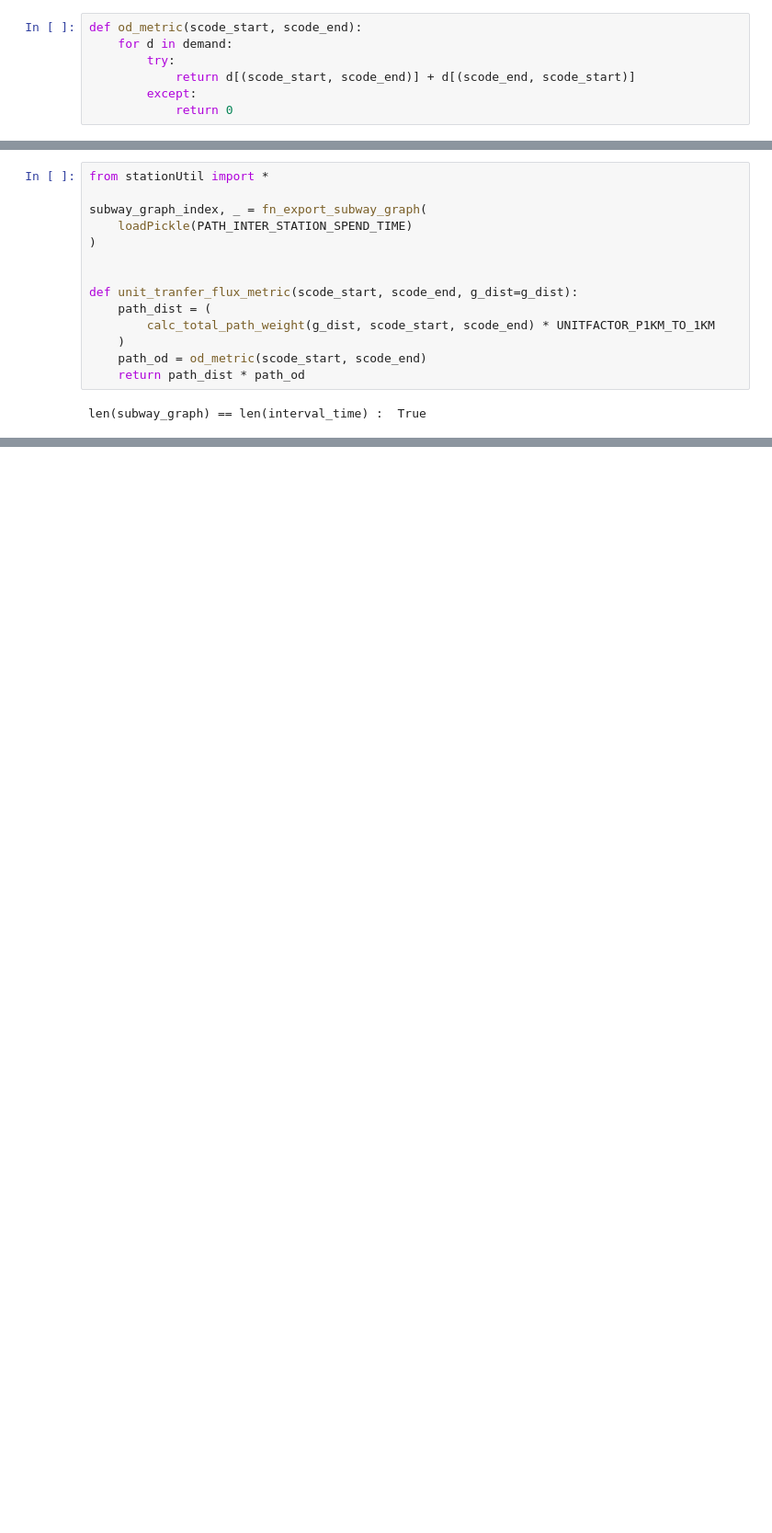
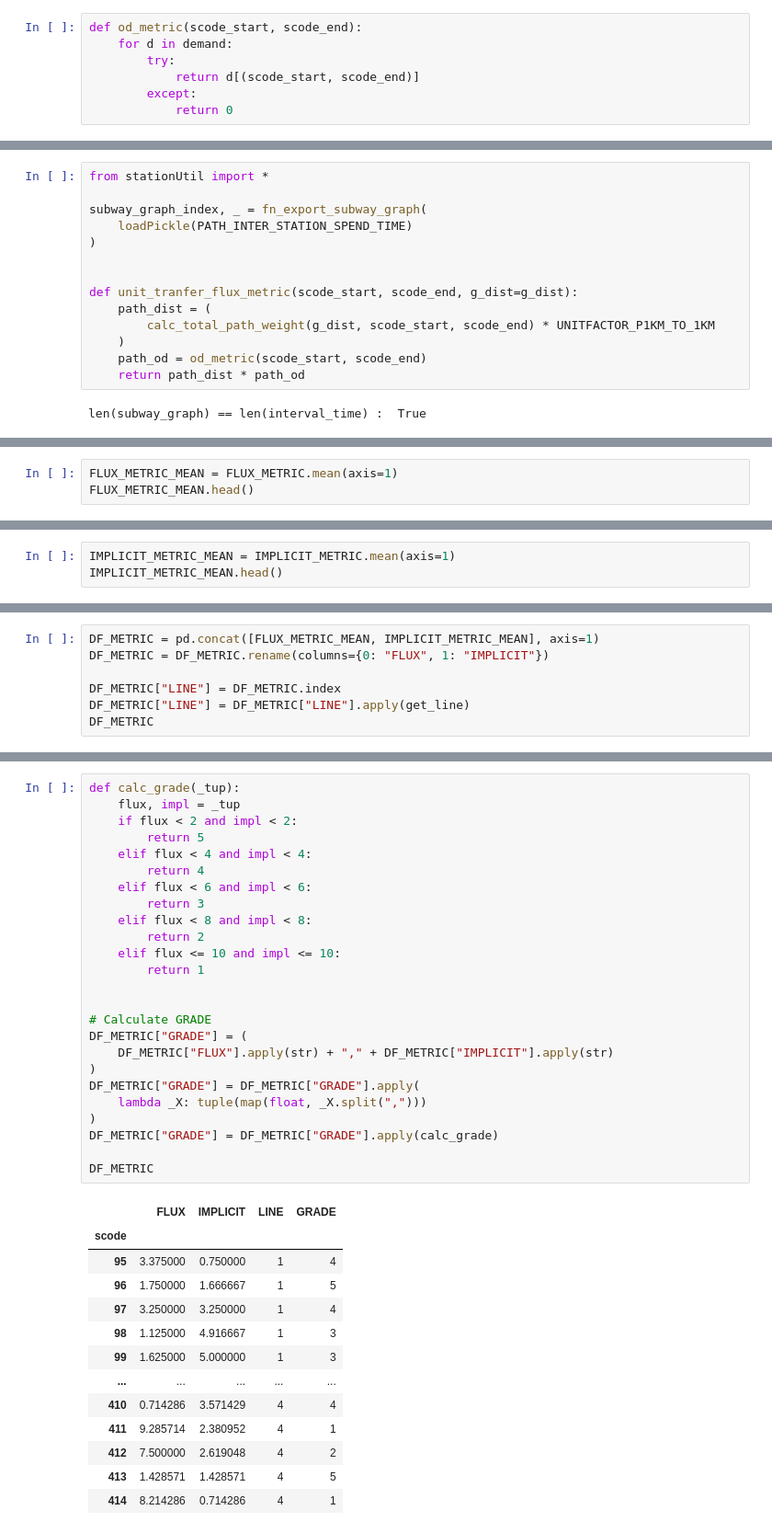
Before and after one commit to TriFullKim/DataAnalysis-ExpressStationSelectionBusan, a Jupyter notebook: trimmingSession/11-transfer-flux.ipynb, the cells around one changed output, grey strips where cells are left out. Shown at 92% size. Cells and saved outputs as stored; diff of their text form; blank space fills up the shorter version.

```diff
--- a/trimmingSession/11-transfer-flux.ipynb
+++ b/trimmingSession/11-transfer-flux.ipynb
@@ -20,7 +18,7 @@ demand[0].keys().__len__()
 def od_metric(scode_start, scode_end):
     for d in demand:
         try:
-            return d[(scode_start, scode_end)] + d[(scode_end, scode_start)]
+            return d[(scode_start, scode_end)]
         except:
             return 0
 # %%
@@ -238,0 +191,3 @@ print(*TO_GRADE[1:],sep="\n")
+# %%
+FLUX_METRIC_MEAN = FLUX_METRIC.mean(axis=1)
+FLUX_METRIC_MEAN.head()
@@ -238,0 +202,3 @@ print(*TO_GRADE[1:],sep="\n")
+# %%
+IMPLICIT_METRIC_MEAN = IMPLICIT_METRIC.mean(axis=1)
+IMPLICIT_METRIC_MEAN.head()
@@ -238,0 +213,7 @@ print(*TO_GRADE[1:],sep="\n")
+# %%
+DF_METRIC = pd.concat([FLUX_METRIC_MEAN, IMPLICIT_METRIC_MEAN], axis=1)
+DF_METRIC = DF_METRIC.rename(columns={0: "FLUX", 1: "IMPLICIT"})
+
+DF_METRIC["LINE"] = DF_METRIC.index
+DF_METRIC["LINE"] = DF_METRIC["LINE"].apply(get_line)
+DF_METRIC
@@ -238,0 +235,39 @@ print(*TO_GRADE[1:],sep="\n")
+# %%
+def calc_grade(_tup):
+    flux, impl = _tup
+    if flux < 2 and impl < 2:
+        return 5
+    elif flux < 4 and impl < 4:
+        return 4
+    elif flux < 6 and impl < 6:
+        return 3
+    elif flux < 8 and impl < 8:
+        return 2
+    elif flux <= 10 and impl <= 10:
+        return 1
+
+
+# Calculate GRADE
+DF_METRIC["GRADE"] = (
+    DF_METRIC["FLUX"].apply(str) + "," + DF_METRIC["IMPLICIT"].apply(str)
+)
+DF_METRIC["GRADE"] = DF_METRIC["GRADE"].apply(
+    lambda _X: tuple(map(float, _X.split(",")))
+)
+DF_METRIC["GRADE"] = DF_METRIC["GRADE"].apply(calc_grade)
+
+DF_METRIC
+# %% [output]
+|  | FLUX | IMPLICIT | LINE | GRADE |
+| scode |  |  |  |  |
+| 95 | 3.375000 | 0.750000 | 1 | 4 |
+| 96 | 1.750000 | 1.666667 | 1 | 5 |
+| 97 | 3.250000 | 3.250000 | 1 | 4 |
+| 98 | 1.125000 | 4.916667 | 1 | 3 |
+| 99 | 1.625000 | 5.000000 | 1 | 3 |
+| ... | ... | ... | ... | ... |
+| 410 | 0.714286 | 3.571429 | 4 | 4 |
+| 411 | 9.285714 | 2.380952 | 4 | 1 |
+| 412 | 7.500000 | 2.619048 | 4 | 2 |
+| 413 | 1.428571 | 1.428571 | 4 | 5 |
+| 414 | 8.214286 | 0.714286 | 4 | 1 |
```
Also changed, not shown: parts of 24 cells of this notebook, 2 other files.
